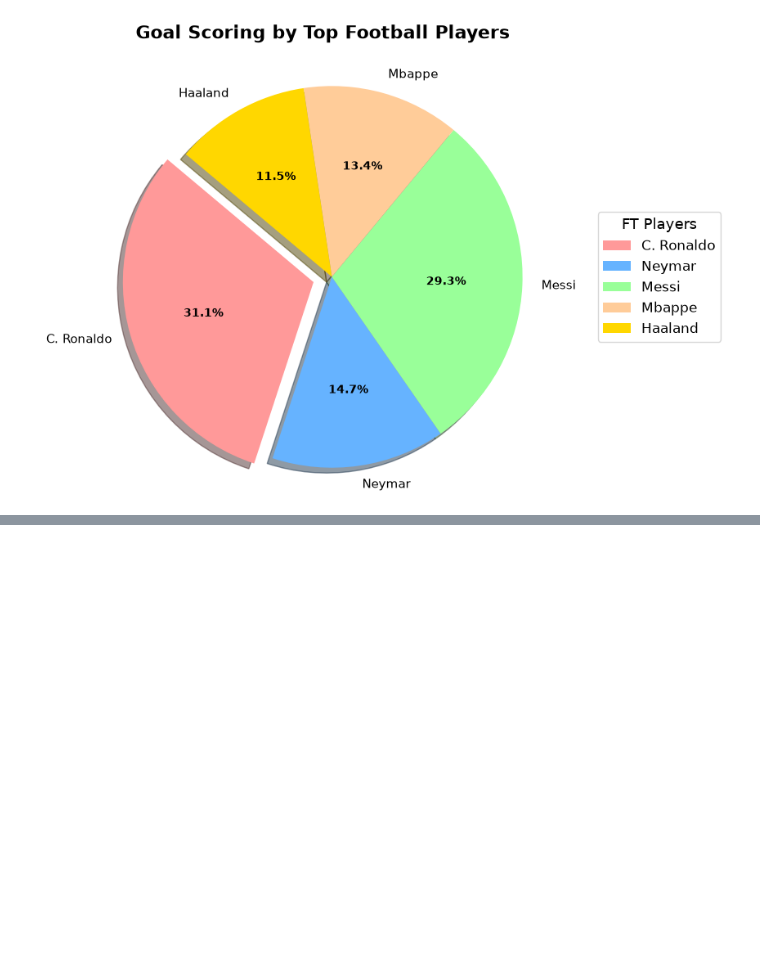
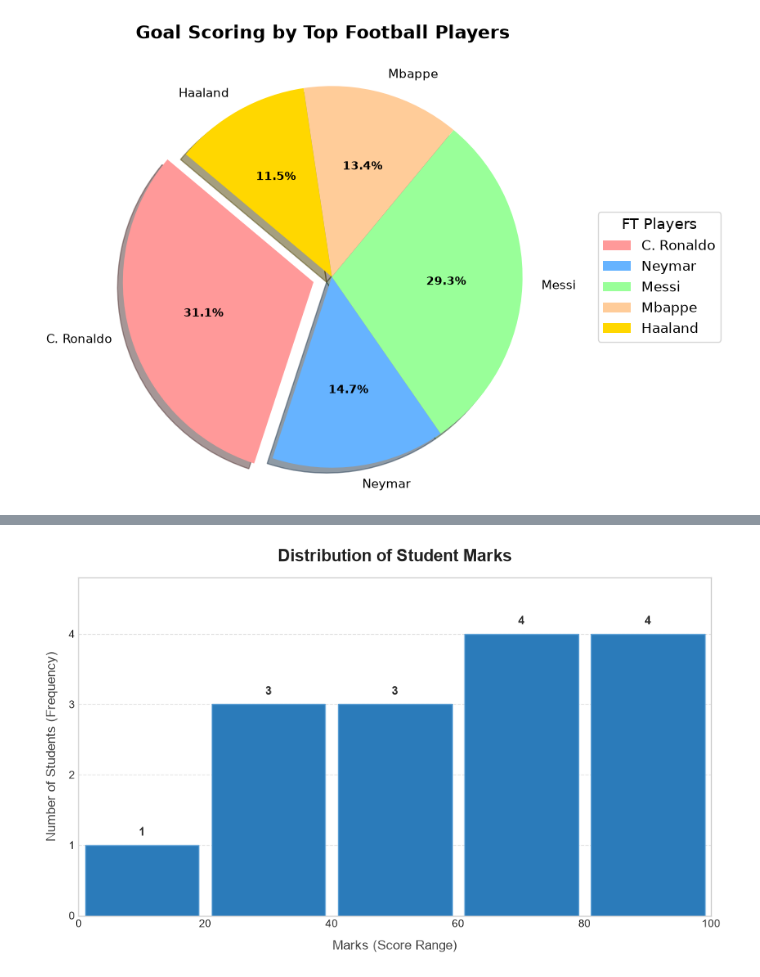
Before and after one commit to MYounus-Codes/learning-complete-machine-learning-from-sctrach, a Jupyter notebook: 04_data_libraries/03_matplotlib/charts.ipynb, the cells around one changed output, grey strips where cells are left out. Cells and saved outputs as stored; diff of their text form; code cells hidden in the pictures; blank space fills up the shorter version.

```diff
--- a/04_data_libraries/03_matplotlib/charts.ipynb
+++ b/04_data_libraries/03_matplotlib/charts.ipynb
@@ -177,0 +192,59 @@ plt.show()
+# %%
+import matplotlib.pyplot as plt
+import numpy as np
+
+# Creating a DataSet for the Histogram: Marks of students in a class, out of 100
+marks = [20, 60, 11, 45, 90, 32, 88, 40, 70, 82, 80, 40, 60, 75, 30]
+
+# 1. Enhance visual styling using a clean background style
+plt.style.use('seaborn-v0_8-whitegrid')
+
+# 2. Set an explicit figure size for better readability
+plt.figure(figsize=(9, 5.5))
+
+# 3. Use explicit bin edges (0 to 100 with steps of 20) instead of a raw integer
+#    This forces bins to map perfectly to standard grade boundaries (e.g., 0-20, 20-40...)
+bin_edges = np.arange(0, 101, 20)
+
+# 4. Modernize colors (Steel blue fills with slightly lighter edges to prevent visual clutter)
+#    Added rwidth to create elegant spacing between bars
+counts, bins, patches = plt.hist(
+    marks,
+    bins=bin_edges,
+    color='#2b7bba',
+    edgecolor='#599ed4',
+    rwidth=0.9
+)
+
+# 5. Add value labels on top of each bar for immediate data consumption
+for count, bin_left in zip(counts, bins[:-1]):
+    if count > 0:  # Only label bars that contain data
+        plt.text(
+            bin_left + 10, # Center of a 20-width bin
+            count + 0.1,   # Offset slightly above the bar
+            int(count),
+            ha='center',
+            va='bottom',
+            fontsize=11,
+            fontweight='bold',
+            color='#333333'
+        )
+
+# 6. Perfect the axis limits, ticks, and layout aesthetics
+plt.xlim(0, 100)
+plt.xticks(bin_edges)
+plt.ylim(0, max(counts) + 0.8) # Padding for value labels
+
+# 7. Use distinct font sizes and weights for titles and labels
+plt.title('Distribution of Student Marks', fontsize=16, fontweight='bold', pad=15, color='#222222')
+plt.xlabel('Marks (Score Range)', fontsize=12, labelpad=10, color='#444444')
+plt.ylabel('Number of Students (Frequency)', fontsize=12, labelpad=10, color='#444444')
+
+# 8. Mute background grid visibility so it stays secondary to the data bars
+plt.grid(axis='x', linestyle='') # Remove vertical gridlines
+plt.grid(axis='y', linestyle='--', alpha=0.5)
+
+plt.tight_layout()
+plt.show()
+# %% [output]
+[figure, added]
```
Also changed, not shown: parts of 2 cells of this notebook.
